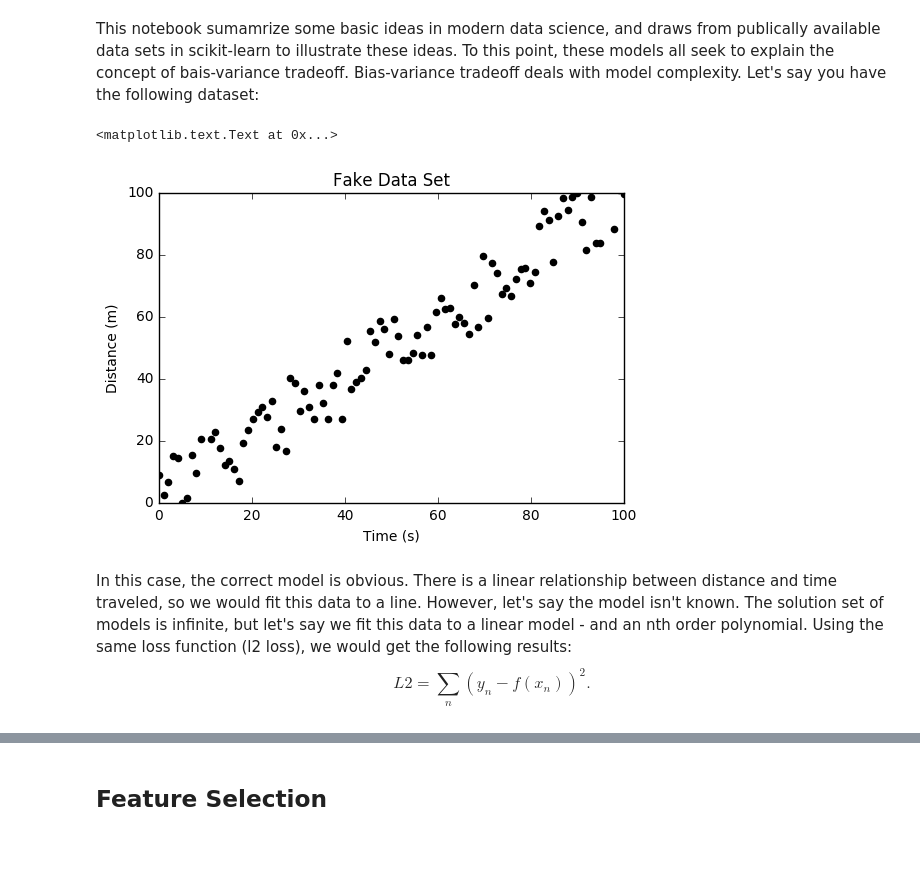
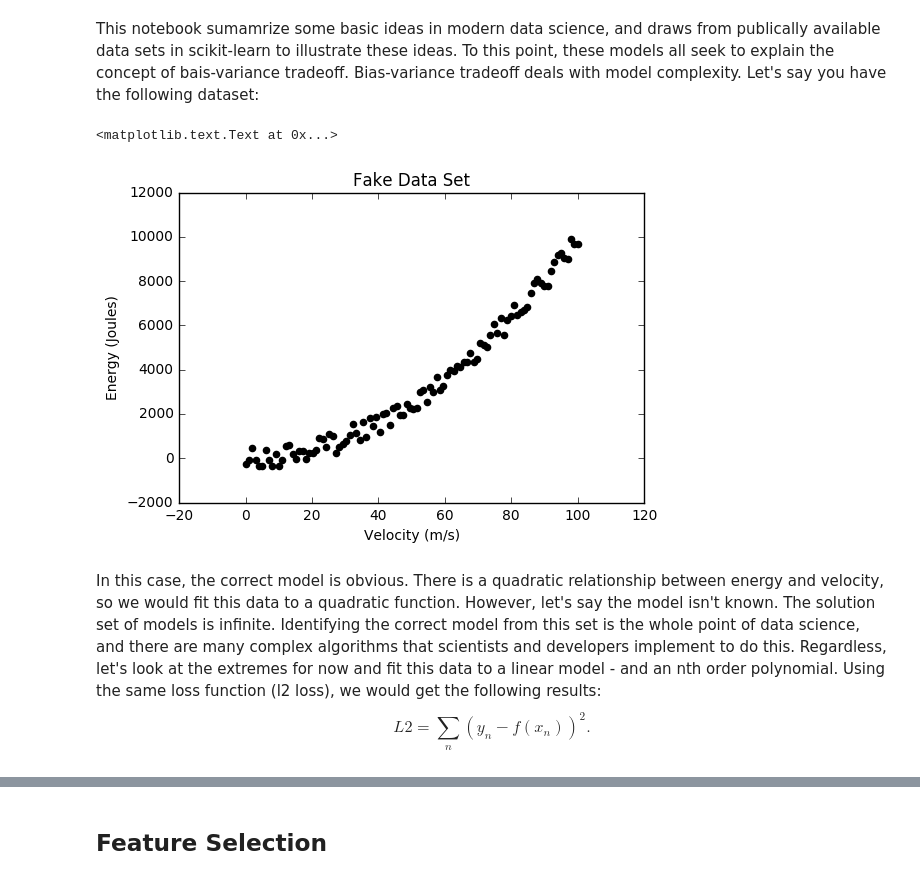
Before and after one commit to jtutmaher/sklearn, a Jupyter notebook: BiasVariance.ipynb, the cells around one changed output, grey strips where cells are left out. Drawn from its saved outputs; the diff is of its cells as text; code cells hidden in the pictures; blank space fills up the shorter version.

```diff
--- a/BiasVariance.ipynb
+++ b/BiasVariance.ipynb
@@ -28,19 +29,19 @@ This notebook sumamrize some basic ideas in modern data science, and draws from
 # %%
 #Generate Linear Data with Noise
 x = np.linspace(0,100,100)
-y = np.linspace(0,100,100)+25*(np.random.rand(100)-0.5)
+y = (x)**2+1000*(np.random.rand(100)-0.5)
 
 #Plot Data
 plt.scatter(x,y,color="black")
-plt.axis([0,100,0,100])
+#plt.axis([0,10,0,10])
 plt.title("Fake Data Set")
-plt.xlabel("Time (s)")
-plt.ylabel("Distance (m)")
+plt.xlabel("Velocity (m/s)")
+plt.ylabel("Energy (Joules)")
 # %% [output]
 <matplotlib.text.Text at 0x...>
-[figure, old version]
+[figure, new version]
 # %% [markdown]
-In this case, the correct model is obvious. There is a linear relationship between distance and time traveled, so we would fit this data to a line. However, let's say the model isn't known. The solution set of models is infinite, but let's say we fit this data to a linear model - and an nth order polynomial. Using the same loss function (l2 loss), we would get the following results:
+In this case, the correct model is obvious. There is a quadratic relationship between energy and velocity, so we would fit this data to a quadratic function. However, let's say the model isn't known. The solution set of models is infinite. Identifying the correct model from this set is the whole point of data science, and there are many complex algorithms that scientists and developers implement to do this. Regardless, let's look at the extremes for now and fit this data to a linear model - and an nth order polynomial. Using the same loss function (l2 loss), we would get the following results:
 $$ L2 = \sum_n (y_n - f(x_n))^2.$$
 # %%
 # @hidden_cell
```
Also changed, not shown: parts of 14 cells of this notebook.
